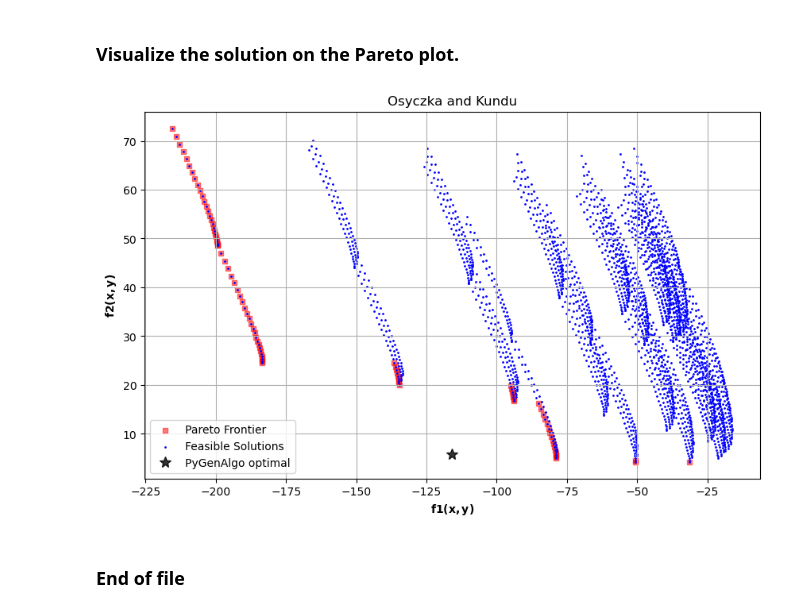
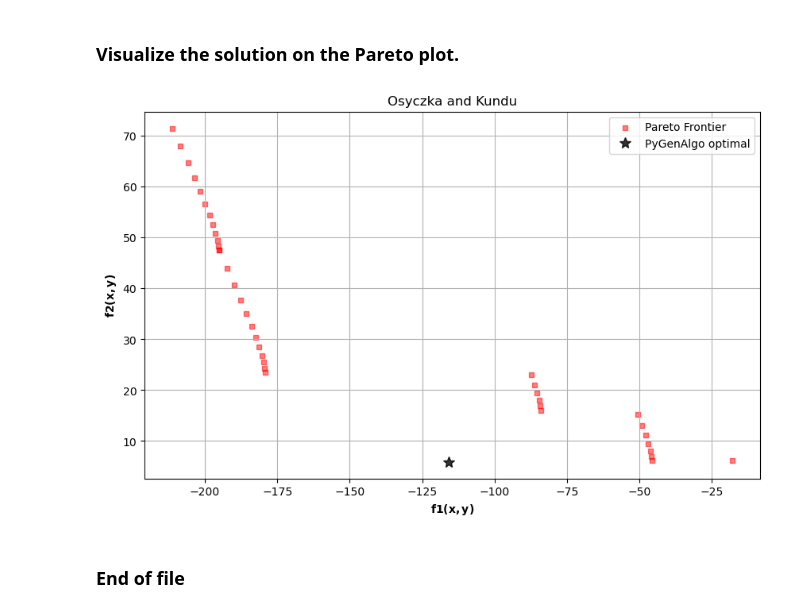
Before and after one commit to vrettasm/PyGeneticAlgorithms, a Jupyter notebook: examples/osyczka_kundu_multiobjective.ipynb, the cells around one changed output. Cells and saved outputs as stored; diff of their text form; code cells hidden in the pictures.

```diff
--- a/examples/osyczka_kundu_multiobjective.ipynb
+++ b/examples/osyczka_kundu_multiobjective.ipynb
@@ -138,7 +138,7 @@ population = [Chromosome([Gene(rng.uniform(0.0, 10.0), boundary_x1),
 # Create the IslandModelGA object that will carry on the optimization.
 test_GA = IslandModelGA(initial_pop=population,
                         fit_func=fun_OSY, num_islands=4,
-                        select_op=LinearRankSelector(),
+                        select_op=TournamentSelector(),
                         mutate_op=RandomMutator(),
                         crossx_op=UniformCrossover(),
                         migrate_op=ClockwiseMigration())
@@ -187,7 +187,7 @@ f2(x) = 5.90615
 # Create a list that will hold points that satisfy both constraints.
 points = []
 
-L = 25
+L = 12
 
 x4, x6 = 0.0, 0.0
 
@@ -266,30 +266,25 @@ pareto_points = np.array(pareto_points)
 # %%
 # Create a new figure.
 plt.figure(figsize=(10, 6))
 
 # Plot the Pareto front.
 plt.scatter(x=pareto_points[:, 0],
             y=pareto_points[:, 1],
             s=20, marker='s', color='red', alpha=0.5, label="Pareto Frontier")
-
-# Plot all the feasible solutions.
-plt.scatter(x=points[:, 0],
-            y=points[:, 1],
-            s=1, marker='o', color='blue', label="Feasible Solutions")
 
 # Plot the optimal solution from the GA.
 plt.plot(f1_opt, f2_opt,
          'k*', markersize=10, alpha=0.8, label="PyGenAlgo optimal")
 
 # Tidy up the plot.
 plt.title("Osyczka and Kundu")
 plt.xlabel(r"$\mathbf{f1(x,y)}$")
 plt.ylabel(r"$\mathbf{f2(x,y)}$")
 plt.legend()
 plt.grid(True)
 
 plt.savefig("Osyczka_and_Kundu_optimal.pdf", format="pdf", dpi=300)
 # %% [output]
-[figure, old version]
+[figure, new version]
 # %% [markdown]
 ### End of file
```
Also changed, not shown: parts of 3 cells of this notebook, 11 other files.
